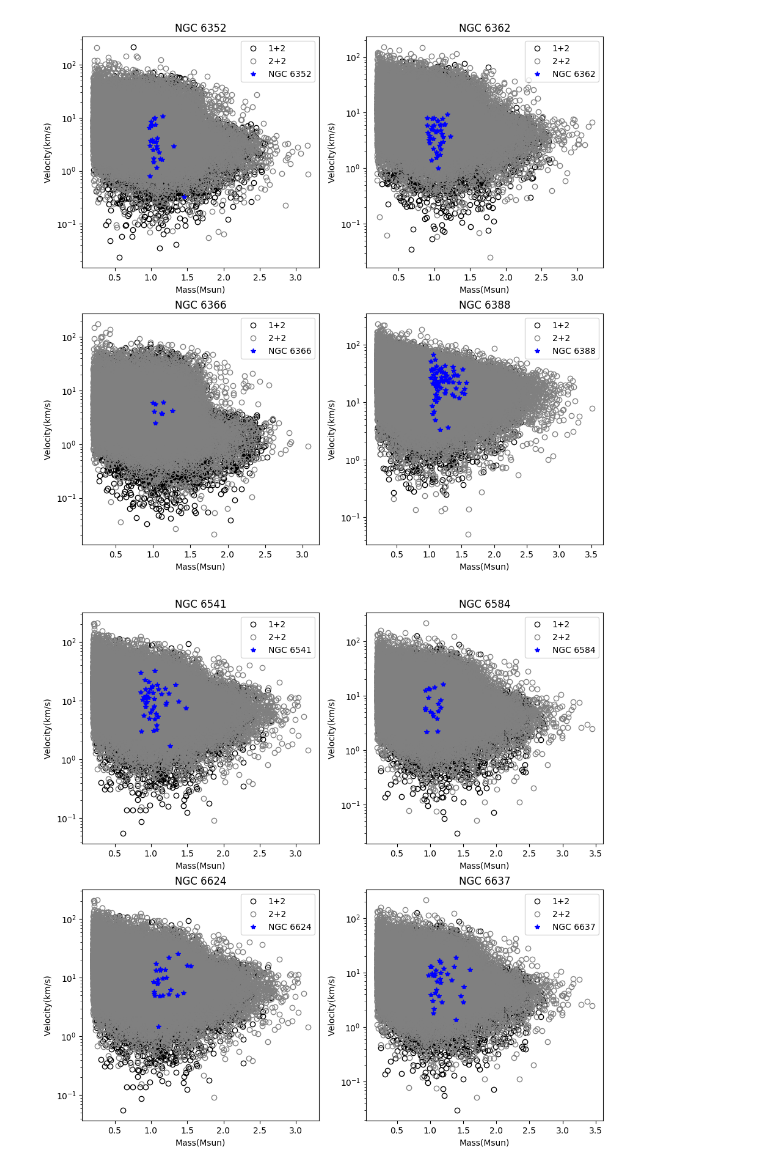
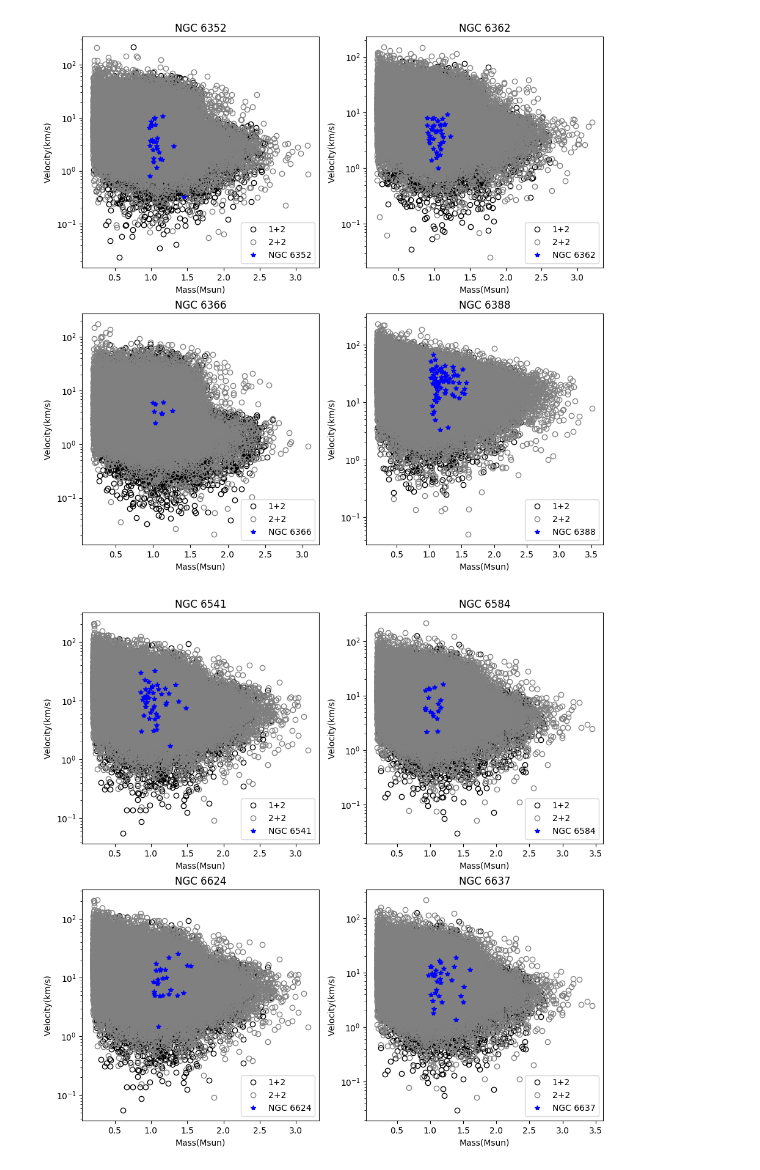
Before and after one commit to teresapan/Blue_stragglers, a Jupyter notebook: Research_SU17.ipynb, the cells around one changed output. Cells and saved outputs as stored; diff of their text form; code cells hidden in the pictures.

```diff
--- a/Research_SU17.ipynb
+++ b/Research_SU17.ipynb
@@ -709,7 +710,7 @@ ax43.set_title('NGC 6352')
 ax43.set_xlabel('Mass(Msun)')
 ax43.set_ylabel('Velocity(km/s)')
 ax43.set_yscale('log')
-ax43.legend(loc="upper right")
+ax43.legend(loc="lower right")
 
 
 ax44.plot(m_6362_num1,v_6362_num1, 'o', c='black',mfc="None",label='1+2')
@@ -721,37 +722,37 @@ ax44.set_zorder(3)
 ax44.set_title('NGC 6362')
 ax44.set_xlabel('Mass(Msun)')
 ax44.set_ylabel('Velocity(km/s)')
 ax44.set_yscale('log')
-ax44.legend(loc="upper right")
+ax44.legend(loc="lower right")
 
 ax45.plot(m_6366_num1,v_6366_num1, 'o', c='black',mfc="None",label='1+2')
 ax45.set_zorder(1)
 ax45.plot(m_6366_num2,v_6366_num2, 'o',c='gray',mfc="None", label='2+2')
 ax45.set_zorder(2)
 ax45.plot(m_6366,v_6366, '*',c='blue',label='NGC 6366')
 ax45.set_zorder(3)
 ax45.set_title('NGC 6366')
 ax45.set_xlabel('Mass(Msun)')
 ax45.set_ylabel('Velocity(km/s)')
 ax45.set_yscale('log')
-ax45.legend(loc="upper right")
+ax45.legend(loc="lower right")
 
 ax46.plot(m_6388_num1,v_6388_num1, 'o', c='black',mfc="None",label='1+2')
 ax46.set_zorder(1)
 ax46.plot(m_6388_num2,v_6388_num2, 'o',c='gray',mfc="None", label='2+2')
 ax46.set_zorder(2)
 ax46.plot(m_6388,v_6388, '*',c='blue',label='NGC 6388')
 ax46.set_zorder(3)
 ax46.set_title('NGC 6388')
 ax46.set_xlabel('Mass(Msun)')
 ax46.set_ylabel('Velocity(km/s)')
 ax46.set_yscale('log')
-ax46.legend(loc="upper right")
+ax46.legend(loc="lower right")
 
 fig = plt.gcf()
 fig.set_size_inches(11,11, forward = True)
 # %% [output]
-[figure, old version]
+[figure, new version]
 # %%
 #Everything: NGC 6541, 6584, 6624, 6637
 
@@ -768,7 +769,7 @@ ax47.set_title('NGC 6541')
 ax47.set_xlabel('Mass(Msun)')
 ax47.set_ylabel('Velocity(km/s)')
 ax47.set_yscale('log')
-ax47.legend(loc="upper right")
+ax47.legend(loc="lower right")
 
 
 ax48.plot(m_6584_num1,v_6584_num1, 'o', c='black',mfc="None",label='1+2')
@@ -781,7 +782,7 @@ ax48.set_title('NGC 6584')
 ax48.set_xlabel('Mass(Msun)')
 ax48.set_ylabel('Velocity(km/s)')
 ax48.set_yscale('log')
-ax48.legend(loc="upper right")
+ax48.legend(loc="lower right")
 
 ax49.plot(m_6624_num1,v_6624_num1, 'o', c='black',mfc="None",label='1+2')
 ax49.set_zorder(1)
@@ -793,7 +794,7 @@ ax49.set_title('NGC 6624')
 ax49.set_xlabel('Mass(Msun)')
 ax49.set_ylabel('Velocity(km/s)')
 ax49.set_yscale('log')
-ax49.legend(loc="upper right")
+ax49.legend(loc="lower right")
 
 ax50.plot(m_6637_num1,v_6637_num1, 'o', c='black',mfc="None",label='1+2')
 ax50.set_zorder(1)
@@ -805,13 +806,13 @@ ax50.set_title('NGC 6637')
 ax50.set_xlabel('Mass(Msun)')
 ax50.set_ylabel('Velocity(km/s)')
 ax50.set_yscale('log')
-ax50.legend(loc="upper right")
+ax50.legend(loc="lower right")
 
 
 fig = plt.gcf()
 fig.set_size_inches(11,11, forward = True)
 # %% [output]
-[figure, old version]
+[figure, new version]
 # %%
 #Everything: NGC 6652, 6656, 6681, 6717
 
```
Also changed, not shown: parts of 12 cells of this notebook.
